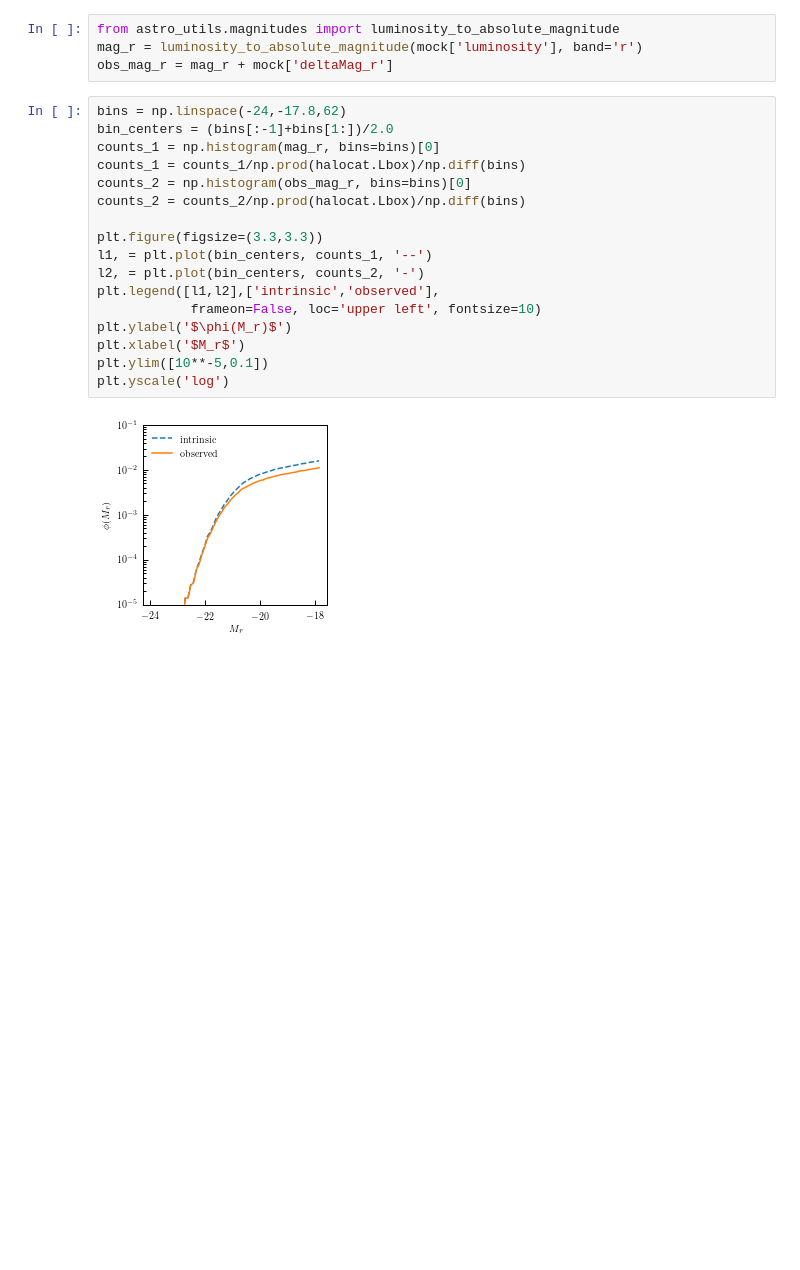
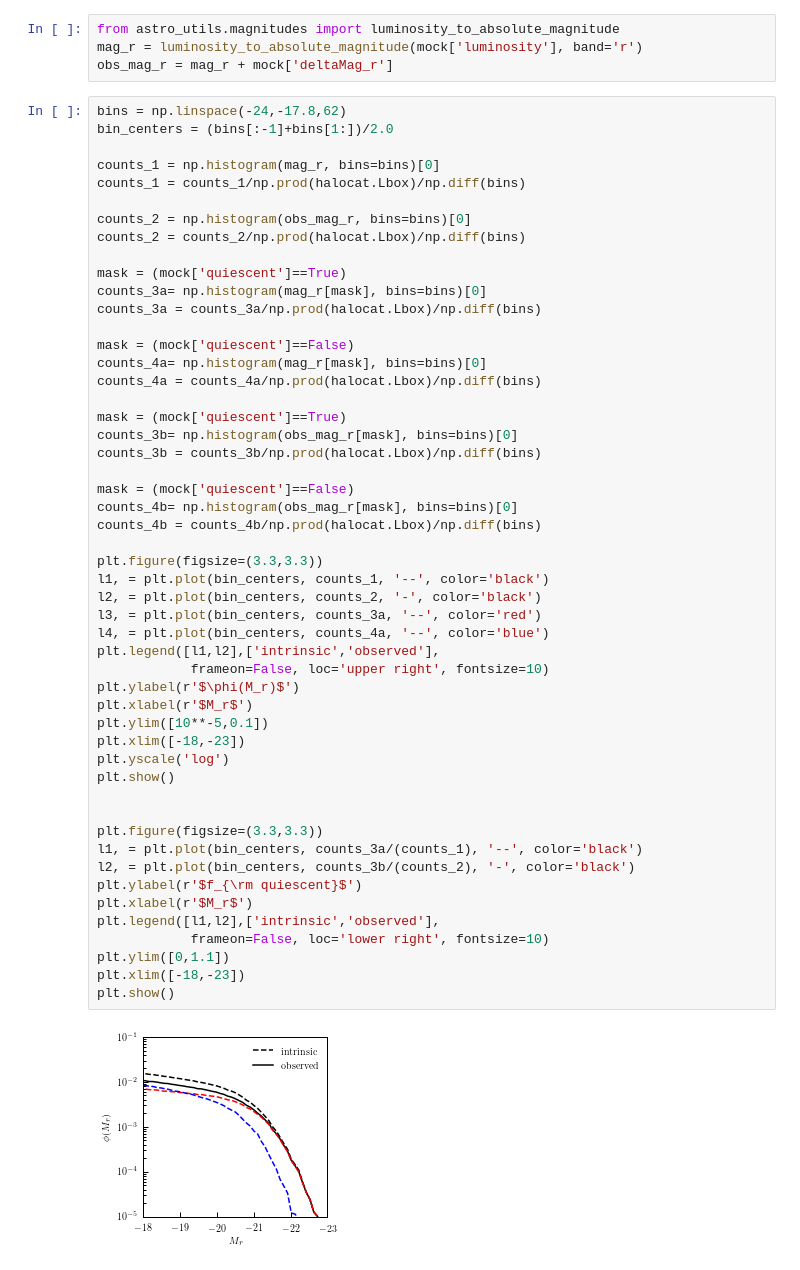
Before and after one commit to duncandc/galaxy_shapes, a Jupyter notebook: shape_models/extinction_demo.ipynb, the cells around one changed output. Saved outputs shown, nothing was run; the diff lists cells and outputs as text; blank space fills up the shorter version.

```diff
--- a/shape_models/extinction_demo.ipynb
+++ b/shape_models/extinction_demo.ipynb
@@ -231,19 +253,53 @@ obs_mag_r = mag_r + mock['deltaMag_r']
 # %%
 bins = np.linspace(-24,-17.8,62)
 bin_centers = (bins[:-1]+bins[1:])/2.0
+
 counts_1 = np.histogram(mag_r, bins=bins)[0]
 counts_1 = counts_1/np.prod(halocat.Lbox)/np.diff(bins)
+
 counts_2 = np.histogram(obs_mag_r, bins=bins)[0]
 counts_2 = counts_2/np.prod(halocat.Lbox)/np.diff(bins)
 
+mask = (mock['quiescent']==True)
+counts_3a= np.histogram(mag_r[mask], bins=bins)[0]
+counts_3a = counts_3a/np.prod(halocat.Lbox)/np.diff(bins)
+
+mask = (mock['quiescent']==False)
+counts_4a= np.histogram(mag_r[mask], bins=bins)[0]
+counts_4a = counts_4a/np.prod(halocat.Lbox)/np.diff(bins)
+
+mask = (mock['quiescent']==True)
+counts_3b= np.histogram(obs_mag_r[mask], bins=bins)[0]
+counts_3b = counts_3b/np.prod(halocat.Lbox)/np.diff(bins)
+
+mask = (mock['quiescent']==False)
+counts_4b= np.histogram(obs_mag_r[mask], bins=bins)[0]
+counts_4b = counts_4b/np.prod(halocat.Lbox)/np.diff(bins)
+
 plt.figure(figsize=(3.3,3.3))
-l1, = plt.plot(bin_centers, counts_1, '--')
-l2, = plt.plot(bin_centers, counts_2, '-')
+l1, = plt.plot(bin_centers, counts_1, '--', color='black')
+l2, = plt.plot(bin_centers, counts_2, '-', color='black')
+l3, = plt.plot(bin_centers, counts_3a, '--', color='red')
+l4, = plt.plot(bin_centers, counts_4a, '--', color='blue')
 plt.legend([l1,l2],['intrinsic','observed'],
-            frameon=False, loc='upper left', fontsize=10)
-plt.ylabel('$\phi(M_r)$')
-plt.xlabel('$M_r$')
+            frameon=False, loc='upper right', fontsize=10)
+plt.ylabel(r'$\phi(M_r)$')
+plt.xlabel(r'$M_r$')
 plt.ylim([10**-5,0.1])
+plt.xlim([-18,-23])
 plt.yscale('log')
+plt.show()
+
+
+plt.figure(figsize=(3.3,3.3))
+l1, = plt.plot(bin_centers, counts_3a/(counts_1), '--', color='black')
+l2, = plt.plot(bin_centers, counts_3b/(counts_2), '-', color='black')
+plt.ylabel(r'$f_{\rm quiescent}$')
+plt.xlabel(r'$M_r$')
+plt.legend([l1,l2],['intrinsic','observed'],
+            frameon=False, loc='lower right', fontsize=10)
+plt.ylim([0,1.1])
+plt.xlim([-18,-23])
+plt.show()
 # %% [output]
-[figure, old version]
+[figure, new version]
```
Also changed, not shown: parts of 8 cells of this notebook, 1 other file.
